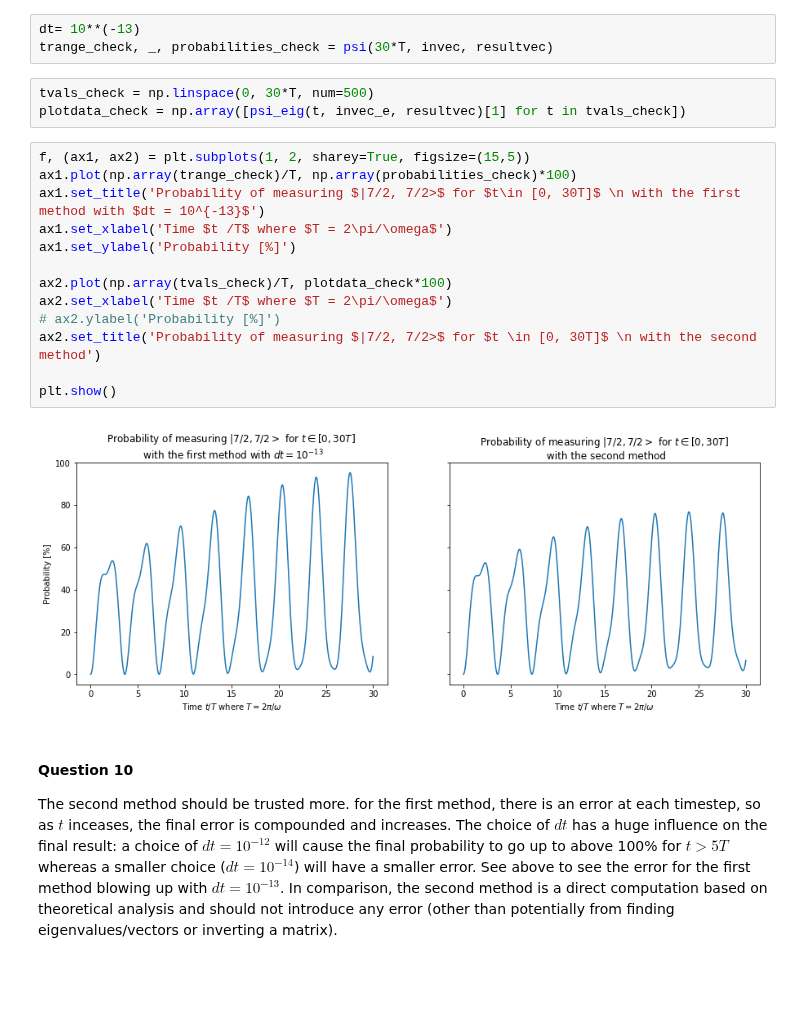
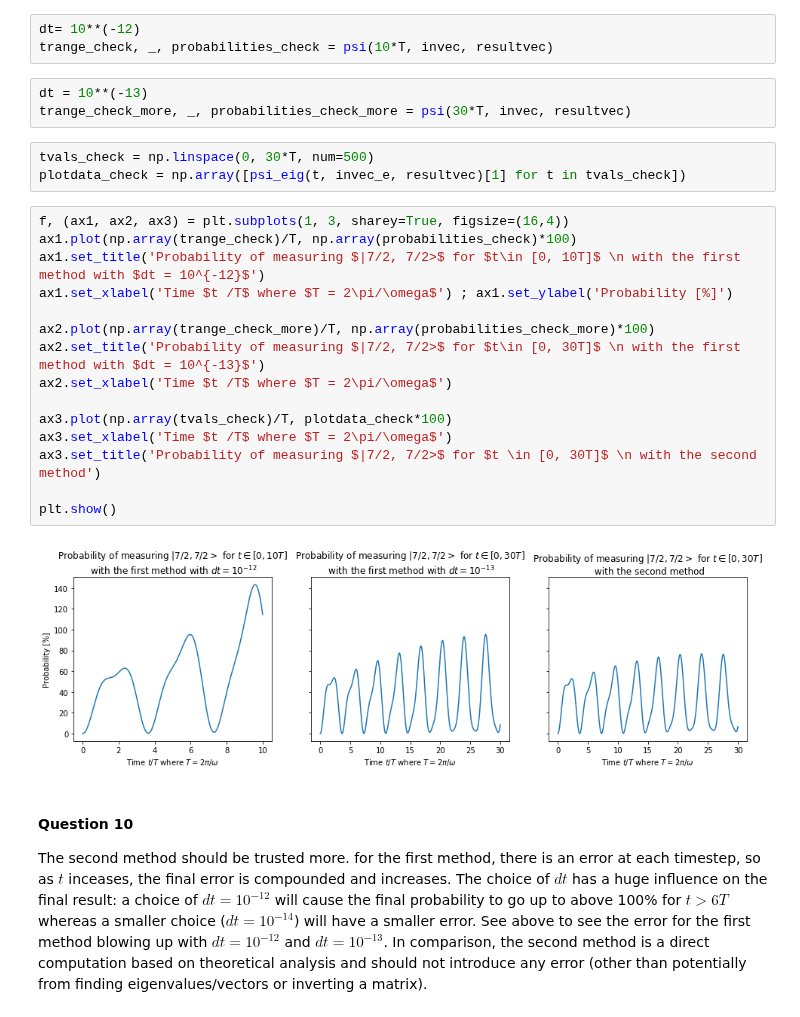
Before and after one commit to abrandenberger/phys-357, a Jupyter notebook: Assignment7.ipynb, the cells around one changed output. Cells and saved outputs as stored; diff of their text form; blank space fills up the shorter version.

```diff
--- a/Assignment7.ipynb
+++ b/Assignment7.ipynb
@@ -167,26 +168,31 @@ plt.show()
 # %% [output]
 [figure]
 # %%
-dt= 10**(-13)
-trange_check, _, probabilities_check = psi(30*T, invec, resultvec)
+dt= 10**(-12)
+trange_check, _, probabilities_check = psi(10*T, invec, resultvec)
+# %%
+dt = 10**(-13)
+trange_check_more, _, probabilities_check_more = psi(30*T, invec, resultvec)
 # %%
 tvals_check = np.linspace(0, 30*T, num=500)
 plotdata_check = np.array([psi_eig(t, invec_e, resultvec)[1] for t in tvals_check])
 # %%
-f, (ax1, ax2) = plt.subplots(1, 2, sharey=True, figsize=(15,5))
+f, (ax1, ax2, ax3) = plt.subplots(1, 3, sharey=True, figsize=(16,4))
 ax1.plot(np.array(trange_check)/T, np.array(probabilities_check)*100)
-ax1.set_title('Probability of measuring $|7/2, 7/2>$ for $t\in [0, 30T]$ \n with the first method with $dt = 10^{-13}$')
-ax1.set_xlabel('Time $t /T$ where $T = 2\pi/\omega$')
-ax1.set_ylabel('Probability [%]')
+ax1.set_title('Probability of measuring $|7/2, 7/2>$ for $t\in [0, 10T]$ \n with the first method with $dt = 10^{-12}$')
+ax1.set_xlabel('Time $t /T$ where $T = 2\pi/\omega$') ; ax1.set_ylabel('Probability [%]')
 
-ax2.plot(np.array(tvals_check)/T, plotdata_check*100)
+ax2.plot(np.array(trange_check_more)/T, np.array(probabilities_check_more)*100)
+ax2.set_title('Probability of measuring $|7/2, 7/2>$ for $t\in [0, 30T]$ \n with the first method with $dt = 10^{-13}$')
 ax2.set_xlabel('Time $t /T$ where $T = 2\pi/\omega$')
-# ax2.ylabel('Probability [%]')
-ax2.set_title('Probability of measuring $|7/2, 7/2>$ for $t \in [0, 30T]$ \n with the second method')
+
+ax3.plot(np.array(tvals_check)/T, plotdata_check*100)
+ax3.set_xlabel('Time $t /T$ where $T = 2\pi/\omega$')
+ax3.set_title('Probability of measuring $|7/2, 7/2>$ for $t \in [0, 30T]$ \n with the second method')
 
 plt.show()
 # %% [output]
-[figure, old version]
+[figure, new version]
 # %% [markdown]
 #### Question 10
-The second method should be trusted more. for the first method, there is an error at each timestep, so as $t$ inceases, the final error is compounded and increases. The choice of $dt$ has a huge influence on the final result: a choice of $dt = 10^{-12}$ will cause the final probability to go up to above 100% for $t>5T$ whereas a smaller choice ($dt = 10^{-14}$) will have a smaller error. See above to see the error for the first method blowing up with $dt = 10^{-13}$. In comparison, the second method is a direct computation based on theoretical analysis and should not introduce any error (other than potentially from finding eigenvalues/vectors or inverting a matrix).
+The second method should be trusted more. for the first method, there is an error at each timestep, so as $t$ inceases, the final error is compounded and increases. The choice of $dt$ has a huge influence on the final result: a choice of $dt = 10^{-12}$ will cause the final probability to go up to above 100% for $t>6T$ whereas a smaller choice ($dt = 10^{-14}$) will have a smaller error. See above to see the error for the first method blowing up with $dt = 10^{-12}$ and $dt = 10^{-13}$. In comparison, the second method is a direct computation based on theoretical analysis and should not introduce any error (other than potentially from finding eigenvalues/vectors or inverting a matrix).
```
Also changed, not shown: parts of 1 cell of this notebook.
